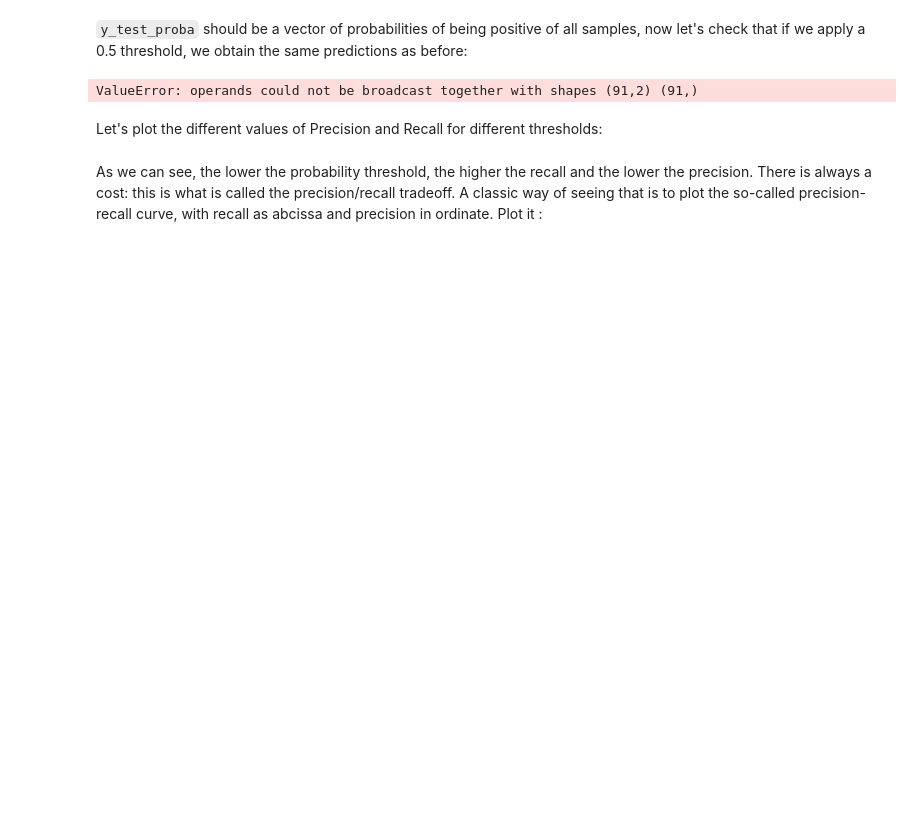
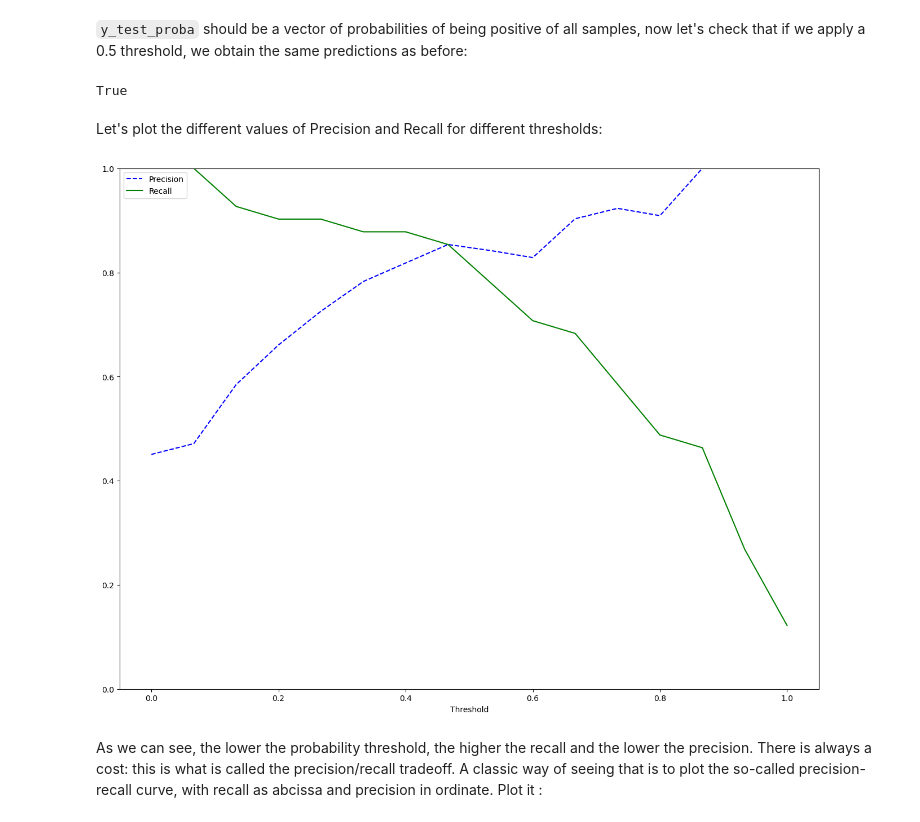
Before and after one commit to LexouLam/ML2, a Jupyter notebook: notebooks/A1_ML2_classification.ipynb, the cells around one changed output. Drawn from its saved outputs; the diff is of its cells as text; code cells hidden in the pictures; blank space fills up the shorter version.

```diff
--- a/notebooks/A1_ML2_classification.ipynb
+++ b/notebooks/A1_ML2_classification.ipynb
@@ -343,6 +343,6 @@ Use *predict_proba* to get the probability of each test sample, and print these
 # %%
 #TOFILL
 #Print the probability associated with y:
-y_test_proba = knn_clf.predict_proba(X_test_scaled)
-y_test_proba
+y_test_proba = pd.DataFrame(knn_clf.predict_proba(X_test_scaled)).drop(columns=0).loc[:,1]
+y_test_proba #y'a une série par y_test, qui correspond à la proba d'être dans 0 ou dans 1 (ordre alphabétique)
 # %% [output]
@@ -369,21 +379,26 @@ array([[0.93333333, 0.06666667],
 #By default KNN applies a 0.5 threshold to make its predictions:
 ((y_test_proba > 0.5).astype(int) == y_test_pred).all()
 # %% [output]
-ValueError: operands could not be broadcast together with shapes (91,2) (91,)
+True
 # %% [markdown]
 Let's plot the different values of Precision and Recall for different thresholds:
 # %%
 #Precision recall tradeoff
 from sklearn.metrics import precision_recall_curve
 
 def plot_precision_recall_vs_threshold(precisions, recalls, thresholds):
     plt.plot(thresholds, precisions[:-1], "b--", label="Precision")
     plt.plot(thresholds, recalls[:-1], "g-", label="Recall")
     plt.xlabel("Threshold")
     plt.legend(loc="upper left")
     plt.ylim([0, 1])
 
 #TOFILL
+
+precisions, recalls, thresholds = precision_recall_curve(y_test, y_test_proba)
+plot_precision_recall_vs_threshold(precisions=precisions, recalls=recalls, thresholds=thresholds)
+# %% [output]
+[figure, added]
 # %% [markdown]
 As we can see, the lower the probability threshold, the higher the recall and the lower the precision. There is always a cost: this is what is called the precision/recall tradeoff. A classic way of seeing that is to plot the so-called precision-recall curve, with recall as abcissa and precision in ordinate. Plot it :
 # %%
```
Also changed, not shown: parts of 10 cells of this notebook, 1 other file.
